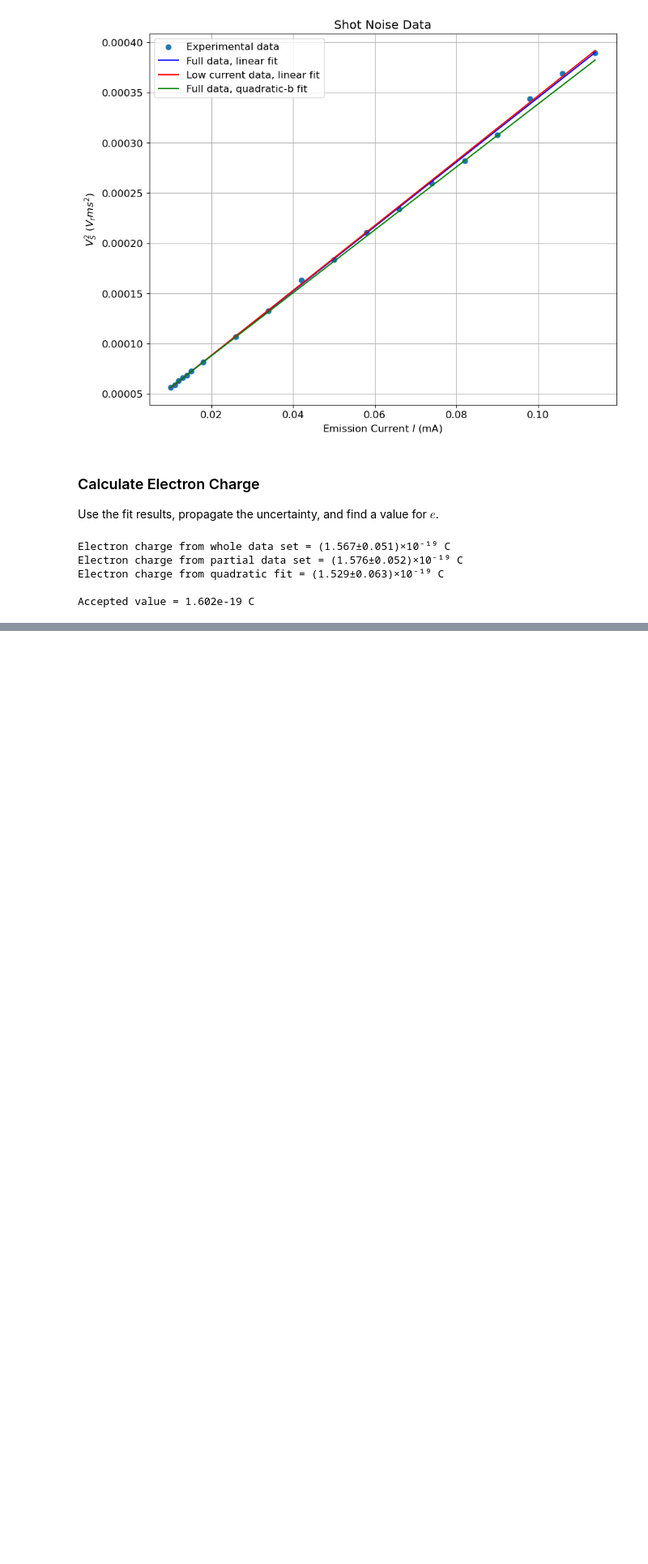
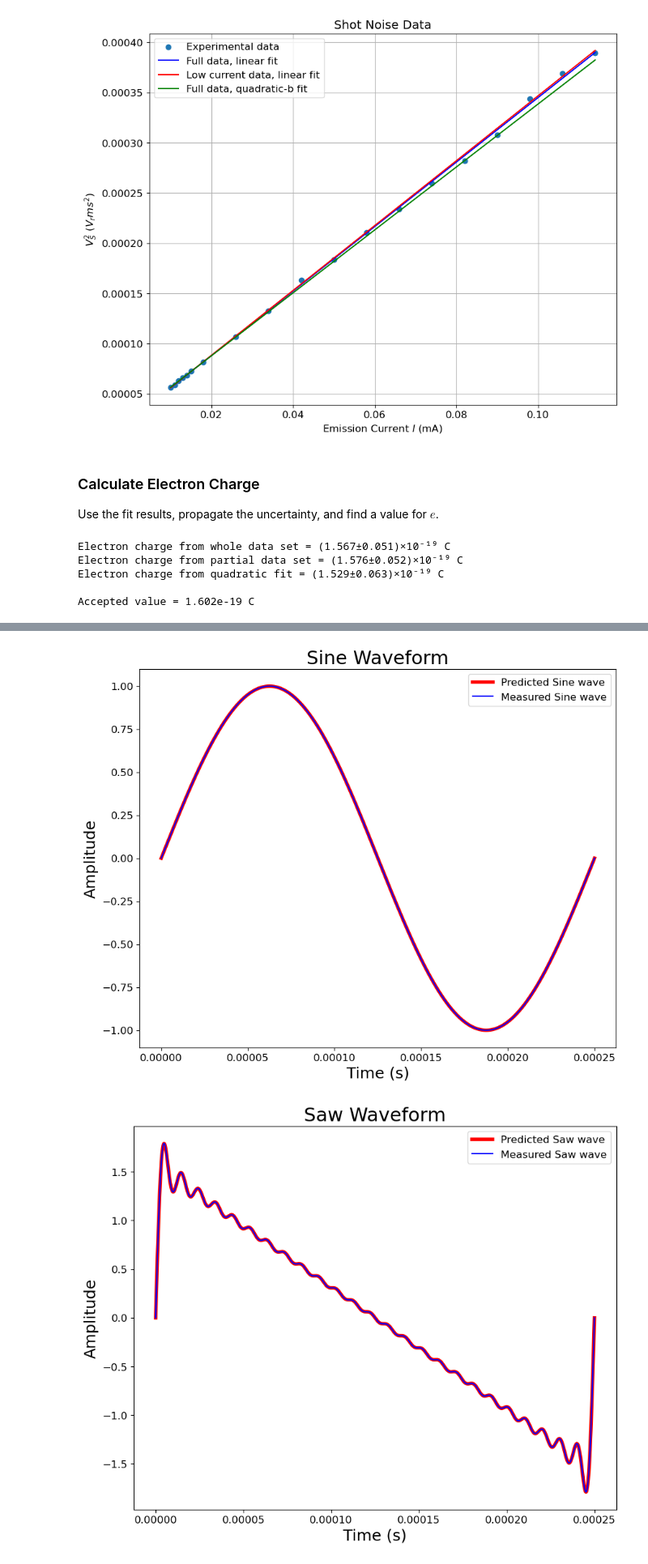
Before and after one commit to mbrosenuw/johnson-and-shot-noise, a Jupyter notebook: Noise Analysis (template, 2024).ipynb, the cells around one changed output, grey strips where cells are left out. Shown at 81% size. Saved outputs shown, nothing was run; the diff lists cells and outputs as text; code cells hidden in the pictures; blank space fills up the shorter version.

```diff
--- a/Noise Analysis (template, 2024).ipynb
+++ b/Noise Analysis (template, 2024).ipynb
@@ -602,0 +697,66 @@ display(fnoise)
+# %%
+xvalues= np.linspace(0, 1/4000, 1000)
+sinpred = np.zeros(1000)
+sinmeas = np.zeros(1000)
+
+#make waveforms with fourier components (sum of amplitude times sin of that component)
+for f, c1,c2 in zip(waveforms['Frequencies (Hz)'], waveforms['Predicted Sines'], waveforms['Sine Amplitude (mV)']):
+    sinpred = sinpred + c1*np.sin(2*np.pi*f*xvalues)
+    sinmeas = sinmeas + c2*np.sin(2*np.pi*f*xvalues)
+
+#plot them
+plt.plot(xvalues, sinpred, color = 'red', label = 'Predicted Sine wave', linewidth = 4)
+plt.plot(xvalues, sinpred, color = 'blue', label = 'Measured Sine wave')
+plt.xlabel('Time (s)', fontsize = 18)
+plt.ylabel('Amplitude', fontsize = 18)
+plt.title('Sine Waveform', fontsize =22)
+plt.legend()
+plt.show()
+
+
+sawpred = np.zeros(1000)
+sawmeas = np.zeros(1000)
+for f, c1,c2 in zip(waveforms['Frequencies (Hz)'], waveforms['Predicted Saws'], waveforms['Saw Amplitude (V)']):
+    sawpred = sawpred + c1*np.sin(2*np.pi*f*xvalues)
+    sawmeas = sawmeas + c2*np.sin(2*np.pi*f*xvalues)
+
+plt.plot(xvalues, sawpred, color = 'red', label = 'Predicted Saw wave', linewidth = 4)
+plt.plot(xvalues, sawpred, color = 'blue', label = 'Measured Saw wave')
+plt.xlabel('Time (s)', fontsize = 18)
+plt.ylabel('Amplitude', fontsize = 18)
+plt.title('Saw Waveform', fontsize =22)
+plt.legend()
+plt.show()
+
+
+sqpred = np.zeros(1000)
+sqmeas = np.zeros(1000)
+for f, c1,c2 in zip(waveforms['Frequencies (Hz)'], waveforms['Predicted Squares'], waveforms['Square Amplitude (V)']):
+    sqpred = sqpred + c1*np.sin(2*np.pi*f*xvalues)
+    sqmeas = sqmeas + c2*np.sin(2*np.pi*f*xvalues)
+
+plt.plot(xvalues, sqpred, color = 'red', label = 'Predicted Square wave', linewidth = 4)
+plt.plot(xvalues, sqpred, color = 'blue', label = 'Predicted Square wave')
+plt.xlabel('Time (s)', fontsize = 18)
+plt.ylabel('Amplitude', fontsize = 18)
+plt.title('Square Waveform', fontsize =22)
+plt.legend()
+plt.show()
+
+
+tpred = np.zeros(1000)
+tmeas = np.zeros(1000)
+for f, c1,c2 in zip(waveforms['Frequencies (Hz)'], waveforms['Predicted Triangles'], waveforms['Triangle Amplitude (V)']):
+    tpred = tpred + c1*np.cos(2*np.pi*f*xvalues)
+    tmeas = tmeas + c2*np.cos(2*np.pi*f*xvalues)
+
+plt.plot(xvalues, tpred, color = 'red', label = 'Predicted Triangle wave', linewidth = 4)
+plt.plot(xvalues, tpred, color = 'blue', label = 'Predicted Triangle wave')
+plt.xlabel('Time (s)', fontsize = 18)
+plt.ylabel('Amplitude', fontsize = 18)
+plt.title('Triangle Waveform', fontsize =22)
+plt.legend()
+plt.show()
+# %% [output]
+[figure, added]
+[figure, added]
```
Also changed, not shown: parts of 12 cells of this notebook, 1 other file.
